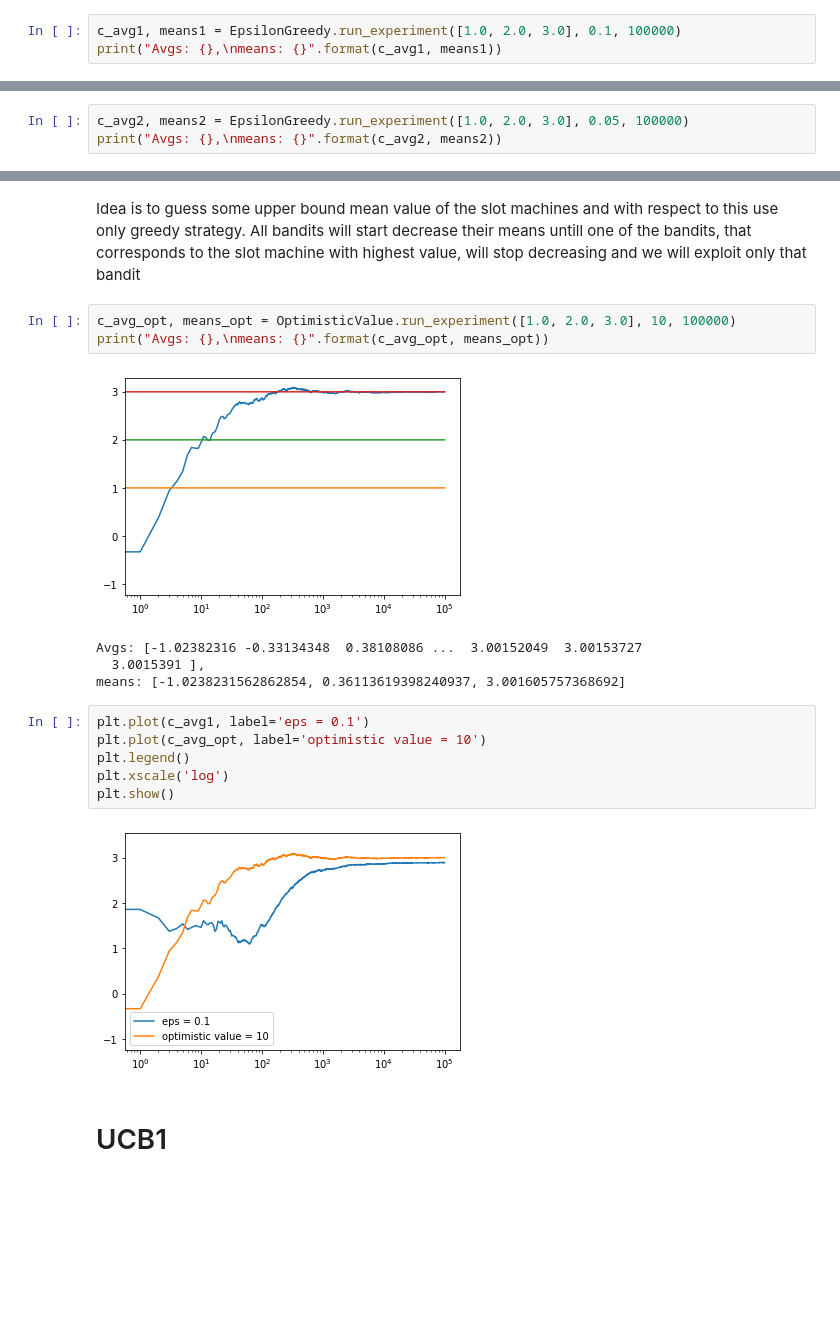
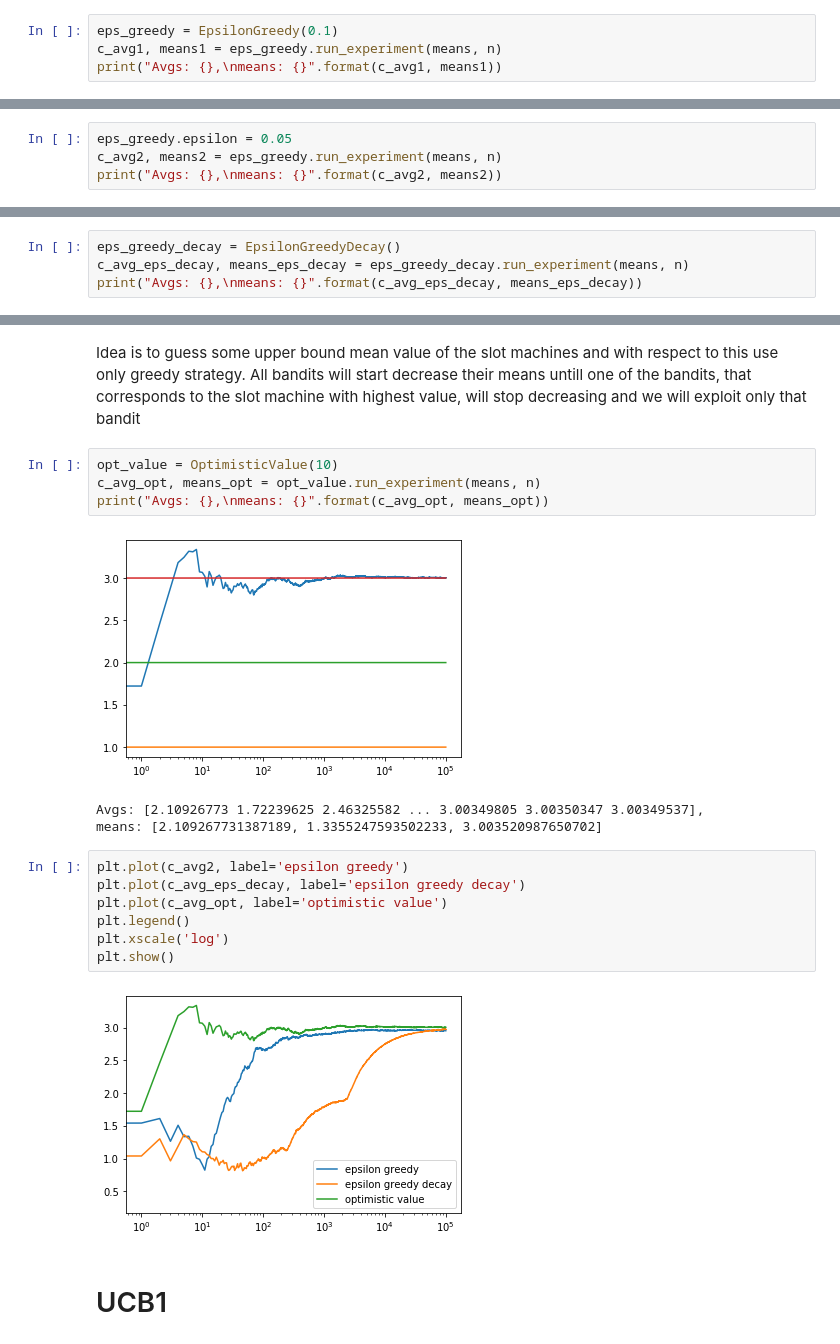
Before and after one commit to d4glushko/ReinforcementLearning, a Jupyter notebook: bandit/compare_algorithms.ipynb, the cells around one changed output, grey strips where cells are left out. Cells and saved outputs as stored; diff of their text form; blank space fills up the shorter version.

```diff
--- a/bandit/compare_algorithms.ipynb
+++ b/bandit/compare_algorithms.ipynb
@@ -8,6 +9,7 @@ import matplotlib.pyplot as plt
 # %% [markdown]
 Idea is to use exploration (random move) with some probability which is Epsilon
 # %%
-c_avg1, means1 = EpsilonGreedy.run_experiment([1.0, 2.0, 3.0], 0.1, 100000)
+eps_greedy = EpsilonGreedy(0.1)
+c_avg1, means1 = eps_greedy.run_experiment(means, n)
 print("Avgs: {},\nmeans: {}".format(c_avg1, means1))
 # %% [output]
@@ -17,4 +19,5 @@ means: [0.9697220704292909, 2.0031842728669886, 2.994701979815987]
 # %%
-c_avg2, means2 = EpsilonGreedy.run_experiment([1.0, 2.0, 3.0], 0.05, 100000)
+eps_greedy.epsilon = 0.05
+c_avg2, means2 = eps_greedy.run_experiment(means, n)
 print("Avgs: {},\nmeans: {}".format(c_avg2, means2))
 # %% [output]
@@ -47,0 +60,4 @@ plt.show()
+# %%
+eps_greedy_decay = EpsilonGreedyDecay()
+c_avg_eps_decay, means_eps_decay = eps_greedy_decay.run_experiment(means, n)
+print("Avgs: {},\nmeans: {}".format(c_avg_eps_decay, means_eps_decay))
@@ -50,21 +78,22 @@ plt.show()
 # %% [markdown]
 Idea is to guess some upper bound mean value of the slot machines and with respect to this use only greedy strategy. All bandits will start decrease their means untill one of the bandits, that corresponds to the slot machine with highest value, will stop decreasing and we will exploit only that bandit
 # %%
-c_avg_opt, means_opt = OptimisticValue.run_experiment([1.0, 2.0, 3.0], 10, 100000)
+opt_value = OptimisticValue(10)
+c_avg_opt, means_opt = opt_value.run_experiment(means, n)
 print("Avgs: {},\nmeans: {}".format(c_avg_opt, means_opt))
 # %% [output]
-[figure, old version]
+[figure, new version]
-Avgs: [-1.02382316 -0.33134348  0.38108086 ...  3.00152049  3.00153727
-  3.0015391 ],
-means: [-1.0238231562862854, 0.36113619398240937, 3.001605757368692]
+Avgs: [2.10926773 1.72239625 2.46325582 ... 3.00349805 3.00350347 3.00349537],
+means: [2.109267731387189, 1.3355247593502233, 3.003520987650702]
 # %%
-plt.plot(c_avg1, label='eps = 0.1')
-plt.plot(c_avg_opt, label='optimistic value = 10')
+plt.plot(c_avg2, label='epsilon greedy')
+plt.plot(c_avg_eps_decay, label='epsilon greedy decay')
+plt.plot(c_avg_opt, label='optimistic value')
 plt.legend()
 plt.xscale('log')
 plt.show()
 # %% [output]
-[figure, old version]
+[figure, new version]
 # %% [markdown]
 # UCB1
 # %% [markdown]
```
Also changed, not shown: parts of 17 cells of this notebook, 5 other files.
